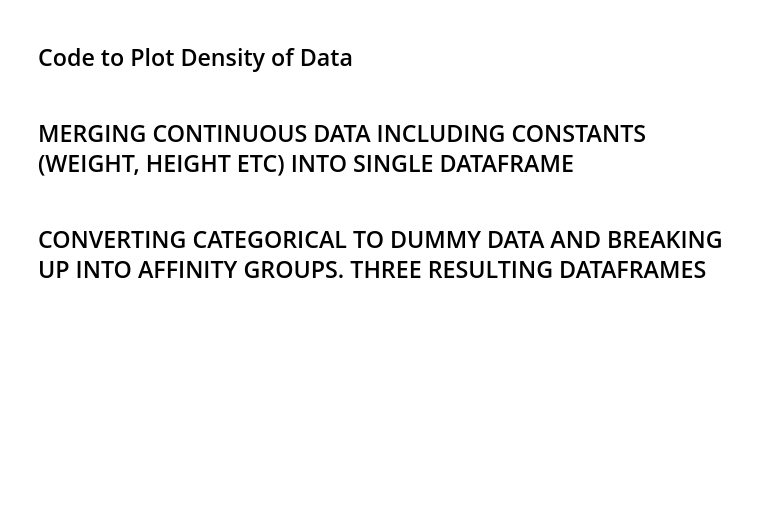
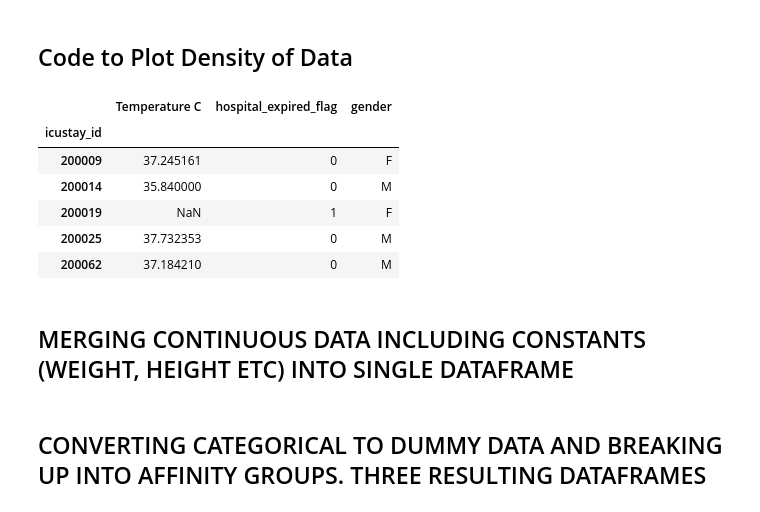
Before and after one commit to RJBeetel3/mimic3_analysis, a Jupyter notebook: CHARTEVENTS_FIRST24.ipynb, the cells around one changed output. Drawn from its saved outputs; the diff is of its cells as text; code cells hidden in the pictures; blank space fills up the shorter version.

```diff
--- a/CHARTEVENTS_FIRST24.ipynb
+++ b/CHARTEVENTS_FIRST24.ipynb
@@ -447,5 +459,15 @@ calculating mean values
 # %% [markdown]
 ## Code to Plot Density of Data
+# %%
+calc_dicts[0]['TempC_mean'].head()
+# %% [output]
+|  | Temperature C | hospital_expired_flag | gender |
+| icustay_id |  |  |  |
+| 200009 | 37.245161 | 0 | F |
+| 200014 | 35.840000 | 0 | M |
+| 200019 | NaN | 1 | F |
+| 200025 | 37.732353 | 0 | M |
+| 200062 | 37.184210 | 0 | M |
 # %%
 mean_dict['TempC_mean'].columns
 # %%
```
Also changed, not shown: parts of 1 cell of this notebook.
